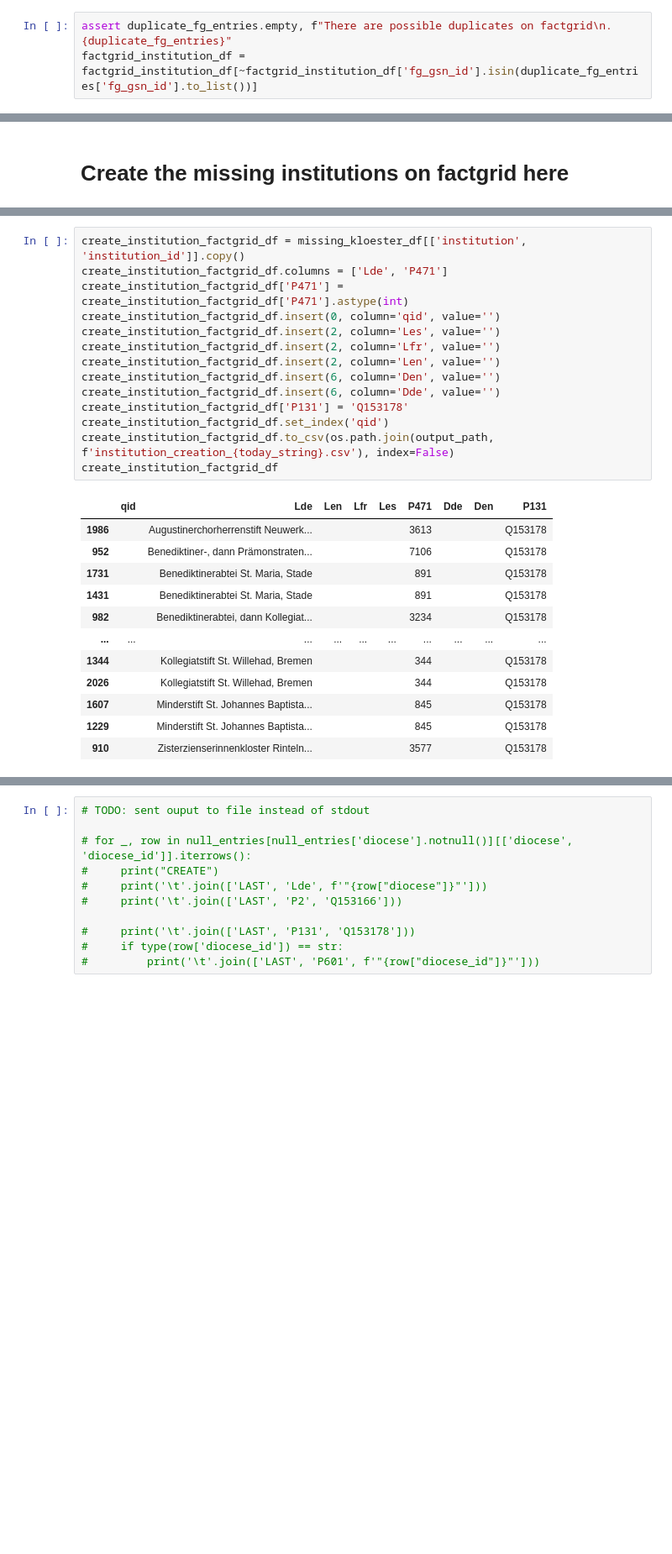
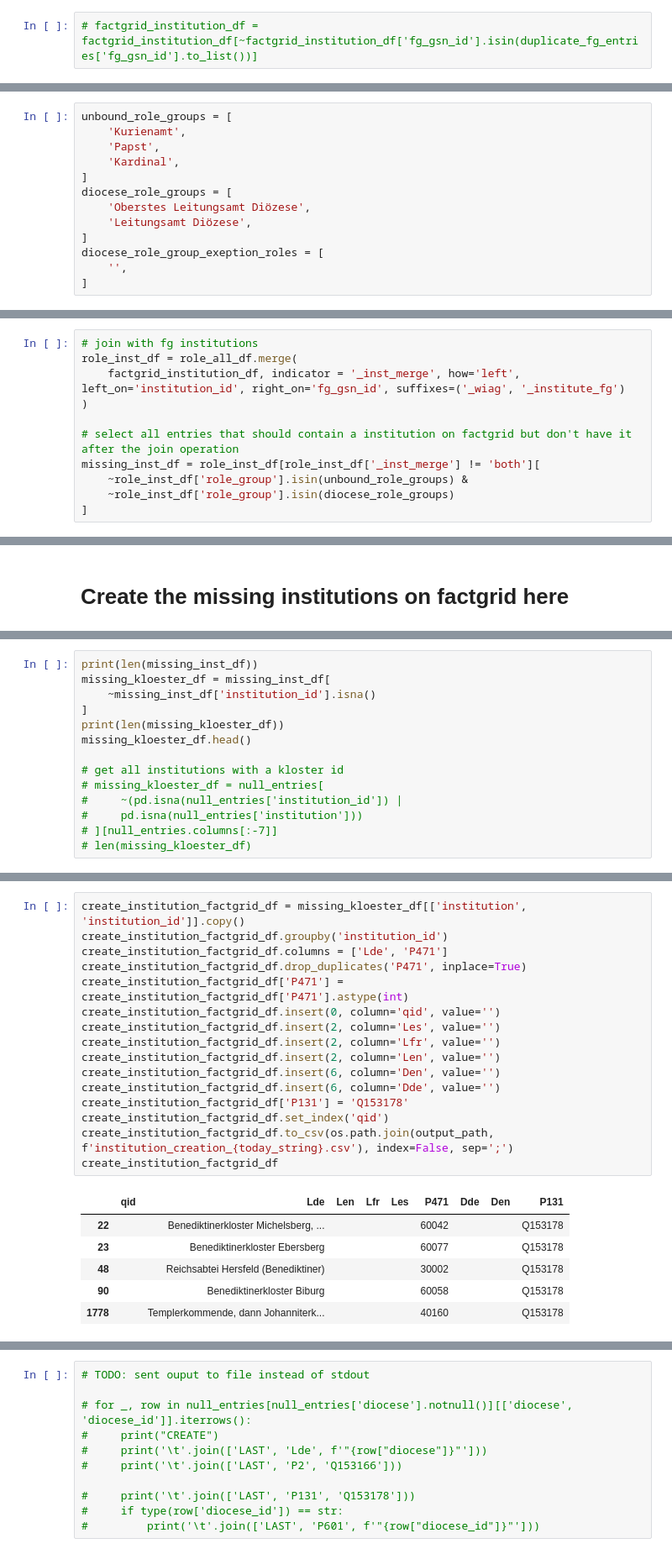
Before and after one commit to WIAG-ADW-GOE/WIAGweb2, a Jupyter notebook: notebooks/wiag_to_factgrid.ipynb, the cells around one changed output, grey strips where cells are left out. Shown at 84% size. Cells and saved outputs as stored; diff of their text form; blank space fills up the shorter version.

```diff
--- a/notebooks/wiag_to_factgrid.ipynb
+++ b/notebooks/wiag_to_factgrid.ipynb
@@ -219,3 +254,2 @@ duplicate_fg_entries.head()
 # %%
-assert duplicate_fg_entries.empty, f"There are possible duplicates on factgrid\n.{duplicate_fg_entries}"
-factgrid_institution_df = factgrid_institution_df[~factgrid_institution_df['fg_gsn_id'].isin(duplicate_fg_entries['fg_gsn_id'].to_list())]
+# factgrid_institution_df = factgrid_institution_df[~factgrid_institution_df['fg_gsn_id'].isin(duplicate_fg_entries['fg_gsn_id'].to_list())]
@@ -325 +270,14 @@ assert len(null_entries) == 0
+# %%
+unbound_role_groups = [
+    'Kurienamt',
+    'Papst',
+    'Kardinal',
+]
+diocese_role_groups = [
+    'Oberstes Leitungsamt Diözese',
+    'Leitungsamt Diözese',
+]
+diocese_role_group_exeption_roles = [
+    '',
+]
 # %% [markdown]
@@ -405,0 +321,11 @@ null_entries
+# %%
+# join with fg institutions
+role_inst_df = role_all_df.merge(
+    factgrid_institution_df, indicator = '_inst_merge', how='left', left_on='institution_id', right_on='fg_gsn_id', suffixes=('_wiag', '_institute_fg')
+)
+
+# select all entries that should contain a institution on factgrid but don't have it after the join operation
+missing_inst_df = role_inst_df[role_inst_df['_inst_merge'] != 'both'][
+    ~role_inst_df['role_group'].isin(unbound_role_groups) &
+    ~role_inst_df['role_group'].isin(diocese_role_groups)
+]
@@ -416,0 +413,14 @@ len(missing_kloester_df)
+# %%
+print(len(missing_inst_df))
+missing_kloester_df = missing_inst_df[
+    ~missing_inst_df['institution_id'].isna()
+]
+print(len(missing_kloester_df))
+missing_kloester_df.head()
+
+# get all institutions with a kloster id
+# missing_kloester_df = null_entries[
+#     ~(pd.isna(null_entries['institution_id']) |
+#     pd.isna(null_entries['institution']))
+# ][null_entries.columns[:-7]]
+# len(missing_kloester_df)
@@ -420,28 +439,24 @@ Creates a file with the name institution_creation_<date>.csv
 Fill in the empty columns of the file and then use the file on quickstatements.
 # %%
 create_institution_factgrid_df = missing_kloester_df[['institution', 'institution_id']].copy()
+create_institution_factgrid_df.groupby('institution_id')
 create_institution_factgrid_df.columns = ['Lde', 'P471']
+create_institution_factgrid_df.drop_duplicates('P471', inplace=True)
 create_institution_factgrid_df['P471'] = create_institution_factgrid_df['P471'].astype(int)
 create_institution_factgrid_df.insert(0, column='qid', value='')
 create_institution_factgrid_df.insert(2, column='Les', value='')
 create_institution_factgrid_df.insert(2, column='Lfr', value='')
 create_institution_factgrid_df.insert(2, column='Len', value='')
 create_institution_factgrid_df.insert(6, column='Den', value='')
 create_institution_factgrid_df.insert(6, column='Dde', value='')
 create_institution_factgrid_df['P131'] = 'Q153178'
 create_institution_factgrid_df.set_index('qid')
-create_institution_factgrid_df.to_csv(os.path.join(output_path, f'institution_creation_{today_string}.csv'), index=False)
+create_institution_factgrid_df.to_csv(os.path.join(output_path, f'institution_creation_{today_string}.csv'), index=False, sep=';')
 create_institution_factgrid_df
 # %% [output]
 |  | qid | Lde | Len | Lfr | Les | P471 | Dde | Den | P131 |
-| 1986 |  | Augustinerchorherrenstift Neuwerk... |  |  |  | 3613 |  |  | Q153178 |
-| 952 |  | Benediktiner-, dann Prämonstraten... |  |  |  | 7106 |  |  | Q153178 |
-| 1731 |  | Benediktinerabtei St. Maria, Stade |  |  |  | 891 |  |  | Q153178 |
-| 1431 |  | Benediktinerabtei St. Maria, Stade |  |  |  | 891 |  |  | Q153178 |
-| 982 |  | Benediktinerabtei, dann Kollegiat... |  |  |  | 3234 |  |  | Q153178 |
-| ... | ... | ... | ... | ... | ... | ... | ... | ... | ... |
-| 1344 |  | Kollegiatstift St. Willehad, Bremen |  |  |  | 344 |  |  | Q153178 |
-| 2026 |  | Kollegiatstift St. Willehad, Bremen |  |  |  | 344 |  |  | Q153178 |
-| 1607 |  | Minderstift St. Johannes Baptista... |  |  |  | 845 |  |  | Q153178 |
-| 1229 |  | Minderstift St. Johannes Baptista... |  |  |  | 845 |  |  | Q153178 |
-| 910 |  | Zisterzienserinnenkloster Rinteln... |  |  |  | 3577 |  |  | Q153178 |
+| 22 |  | Benediktinerkloster Michelsberg, ... |  |  |  | 60042 |  |  | Q153178 |
+| 23 |  | Benediktinerkloster Ebersberg |  |  |  | 60077 |  |  | Q153178 |
+| 48 |  | Reichsabtei Hersfeld (Benediktiner) |  |  |  | 30002 |  |  | Q153178 |
+| 90 |  | Benediktinerkloster Biburg |  |  |  | 60058 |  |  | Q153178 |
+| 1778 |  | Templerkommende, dann Johanniterk... |  |  |  | 40160 |  |  | Q153178 |
```
Also changed, not shown: parts of 125 cells of this notebook.
